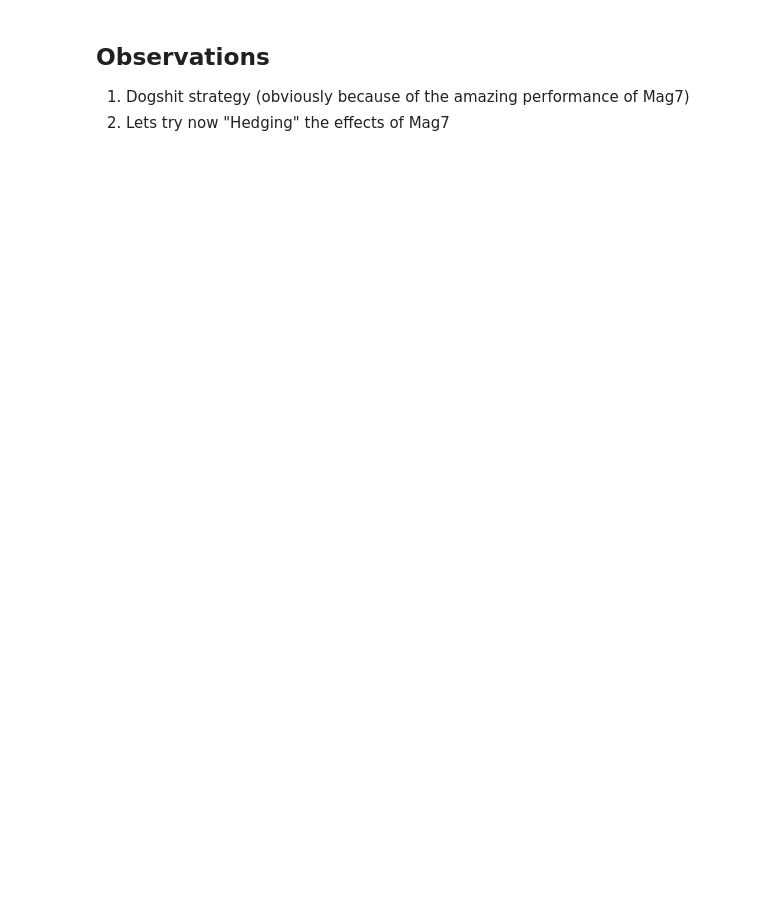
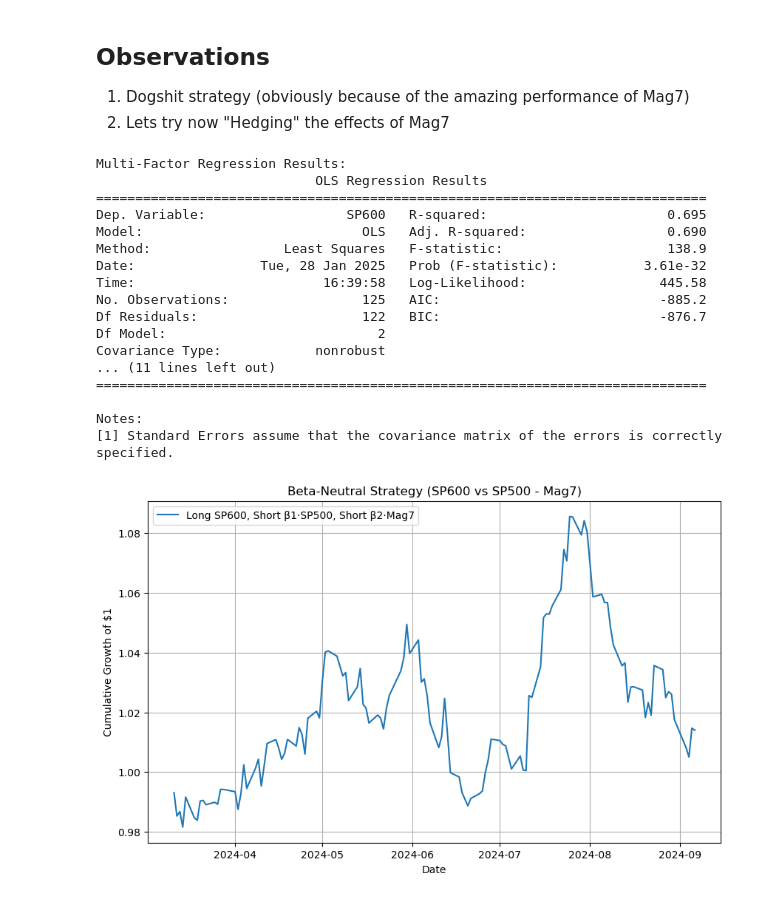
Before and after one commit to tryt0c0de/IAQF_STRAT, a Jupyter notebook: strategy.ipynb, the cells around one changed output. Cells and saved outputs as stored; diff of their text form; code cells hidden in the pictures; blank space fills up the shorter version.

Commit message:
Strategies and Backtest review for improvements

```diff
--- a/strategy.ipynb
+++ b/strategy.ipynb
@@ -84,0 +109,55 @@ plt.show()
+# %%
+# -----------------------------------------
+# 2) Multi-Factor Regression:
+#    SP600(t) = α + β1 * SP500(t) + β2 * Mag7(t) + ε(t)
+# -----------------------------------------
+X = sm.add_constant(returns_df[['SP500', 'Mag7']])  # Add intercept
+y = returns_df['SP600']
+
+model = sm.OLS(y, X).fit()
+beta_sp500 = model.params['SP500']
+beta_mag7  = model.params['Mag7']
+
+print("Multi-Factor Regression Results:")
+print(model.summary())
+# -----------------------------------------
+# 3) Construct a Market-Neutral Strategy
+#    Strategy Return = SP600 - β1 * SP500 - β2 * Mag7
+# -----------------------------------------
+strategy_returns = returns_df['SP600'] \
+                   - beta_sp500 * returns_df['SP500'] \
+                   - beta_mag7  * returns_df['Mag7']
+
+# -----------------------------------------
+# 4) Backtest: Calculate Cumulative Performance
+# -----------------------------------------
+cumulative_performance = (1 + strategy_returns).cumprod()
+
+# Plot the results
+plt.figure(figsize=(10,6))
+plt.plot(cumulative_performance, label='Long SP600, Short β1·SP500, Short β2·Mag7')
+plt.xlabel('Date')
+plt.ylabel('Cumulative Growth of $1')
+plt.title('Beta-Neutral Strategy (SP600 vs SP500 - Mag7)')
+plt.legend()
+plt.grid(True)
+plt.show()
+# %% [output]
+Multi-Factor Regression Results:
+                            OLS Regression Results
+==============================================================================
+Dep. Variable:                  SP600   R-squared:                       0.695
+Model:                            OLS   Adj. R-squared:                  0.690
+Method:                 Least Squares   F-statistic:                     138.9
+Date:                Tue, 28 Jan 2025   Prob (F-statistic):           3.61e-32
+Time:                        16:39:58   Log-Likelihood:                 445.58
+No. Observations:                 125   AIC:                            -885.2
+Df Residuals:                     122   BIC:                            -876.7
+Df Model:                           2
+Covariance Type:            nonrobust
+... (11 lines left out)
+==============================================================================
+
+Notes:
+[1] Standard Errors assume that the covariance matrix of the errors is correctly specified.
+[figure, added]
```
Also changed, not shown: parts of 4 cells of this notebook.
